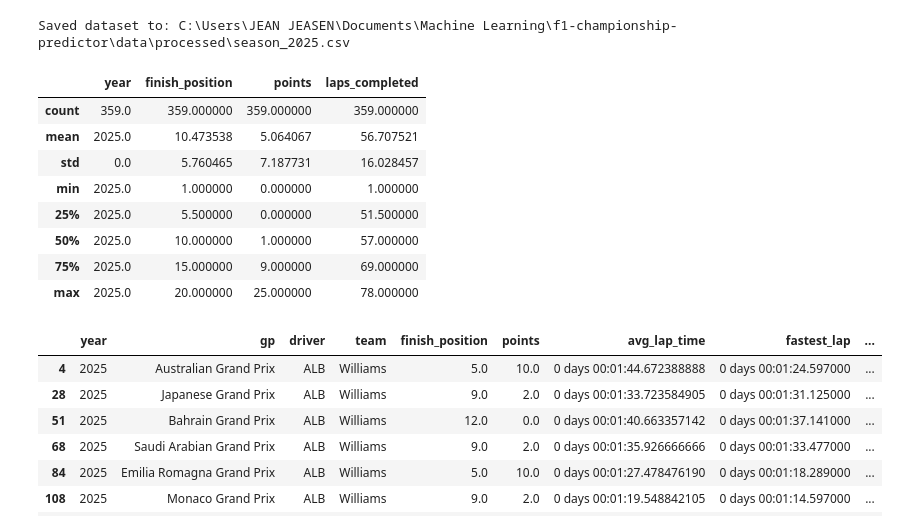
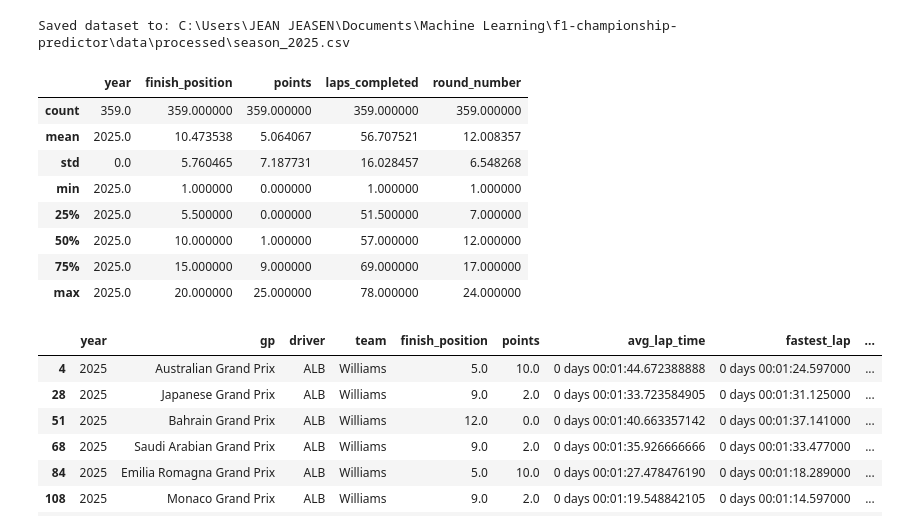
Before and after one commit to Jeanjx16Z/f1-championship-predictor, a Jupyter notebook: notebooks/01_data_exploration.ipynb, the cells around one changed output. Drawn from its saved outputs; the diff is of its cells as text; code cells hidden in the pictures.

```diff
--- a/notebooks/01_data_exploration.ipynb
+++ b/notebooks/01_data_exploration.ipynb
@@ -86,19 +86,19 @@ Saved dataset to: C:\Users\JEAN JEASEN\Documents\Machine Learning\f1-championshi
 # %%
 import pandas as pd
 
-df = pd.read_csv("../data/processed/season_2025.csv")
+df = pd.read_csv("../data/raw/season_2025.csv")
 df.head()
 df.describe()
 # %% [output]
-|  | year | finish_position | points | laps_completed |
-| count | 359.0 | 359.000000 | 359.000000 | 359.000000 |
-| mean | 2025.0 | 10.473538 | 5.064067 | 56.707521 |
-| std | 0.0 | 5.760465 | 7.187731 | 16.028457 |
-| min | 2025.0 | 1.000000 | 0.000000 | 1.000000 |
-| 25% | 2025.0 | 5.500000 | 0.000000 | 51.500000 |
-| 50% | 2025.0 | 10.000000 | 1.000000 | 57.000000 |
-| 75% | 2025.0 | 15.000000 | 9.000000 | 69.000000 |
-| max | 2025.0 | 20.000000 | 25.000000 | 78.000000 |
+|  | year | finish_position | points | laps_completed | round_number |
+| count | 359.0 | 359.000000 | 359.000000 | 359.000000 | 359.000000 |
+| mean | 2025.0 | 10.473538 | 5.064067 | 56.707521 | 12.008357 |
+| std | 0.0 | 5.760465 | 7.187731 | 16.028457 | 6.548268 |
+| min | 2025.0 | 1.000000 | 0.000000 | 1.000000 | 1.000000 |
+| 25% | 2025.0 | 5.500000 | 0.000000 | 51.500000 | 7.000000 |
+| 50% | 2025.0 | 10.000000 | 1.000000 | 57.000000 | 12.000000 |
+| 75% | 2025.0 | 15.000000 | 9.000000 | 69.000000 | 17.000000 |
+| max | 2025.0 | 20.000000 | 25.000000 | 78.000000 | 24.000000 |
 # %%
 from src.features import build_features_dataset
 import pandas as pd\
```
Also changed, not shown: parts of 16 cells of this notebook.
